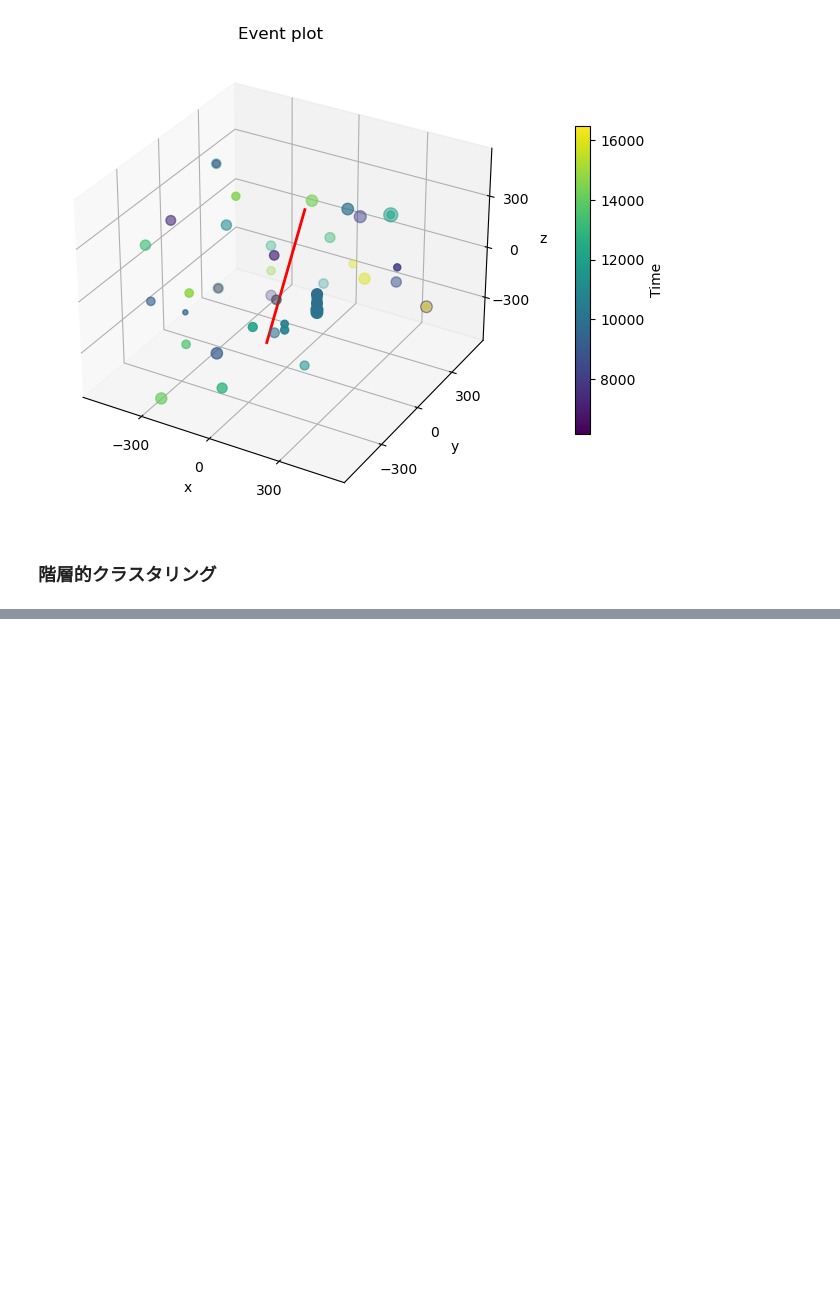
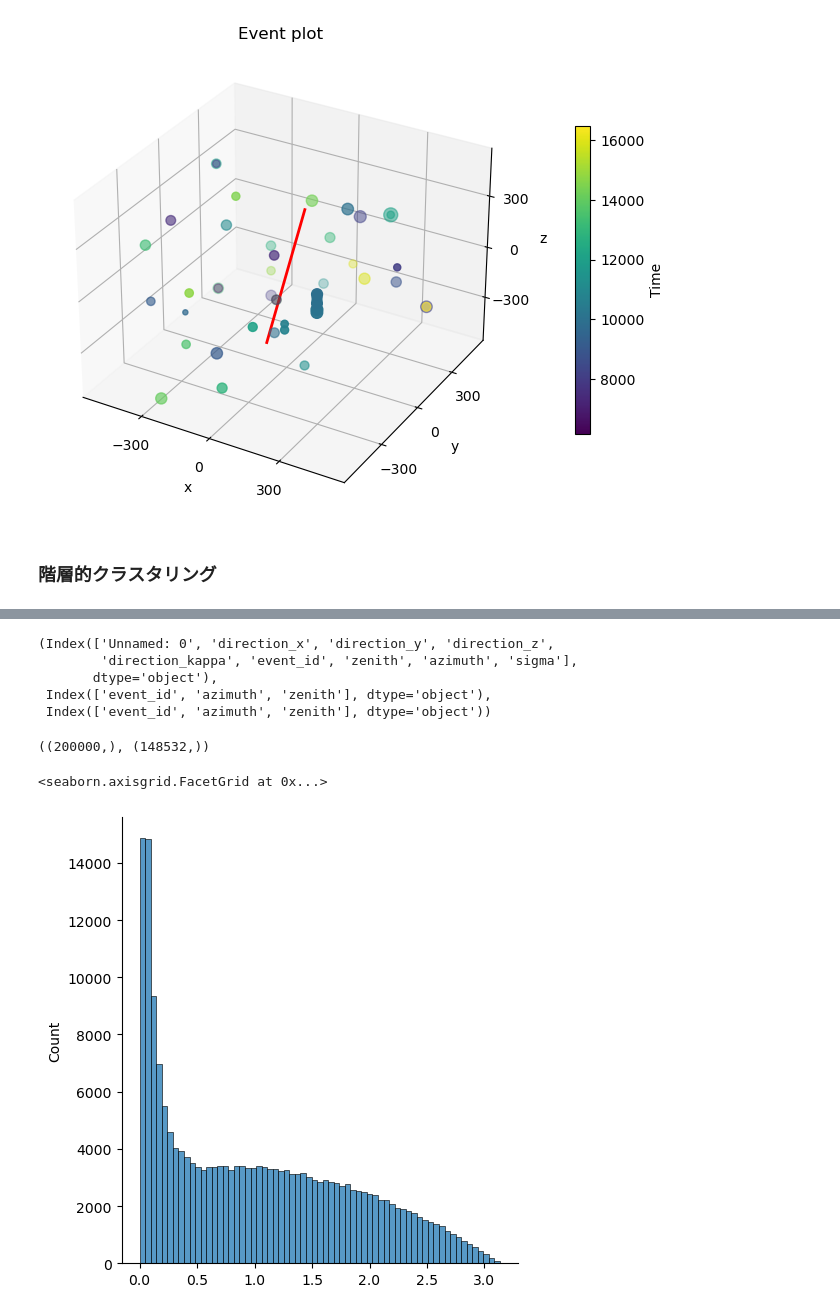
Before and after one commit to IMOKURI/kaggle-ice-cube, a Jupyter notebook: notebook/EDA.ipynb, the cells around one changed output, grey strips where cells are left out. Drawn from its saved outputs; the diff is of its cells as text; code cells hidden in the pictures; blank space fills up the shorter version.

```diff
--- a/notebook/EDA.ipynb
+++ b/notebook/EDA.ipynb
@@ -676,0 +592,40 @@ memory usage: 3.4 MB
+# %%
+results.columns, valid_df.columns, submission_df.columns
+# %% [output]
+(Index(['Unnamed: 0', 'direction_x', 'direction_y', 'direction_z',
+        'direction_kappa', 'event_id', 'zenith', 'azimuth', 'sigma'],
+       dtype='object'),
+ Index(['event_id', 'azimuth', 'zenith'], dtype='object'),
+ Index(['event_id', 'azimuth', 'zenith'], dtype='object'))
+# %%
+def angular_dist_df(az_true, zen_true, az_pred, zen_pred):
+    if not (
+        np.all(np.isfinite(az_true))
+        and np.all(np.isfinite(zen_true))
+        and np.all(np.isfinite(az_pred))
+        and np.all(np.isfinite(zen_pred))
+    ):
+        raise ValueError("All arguments must be finite")
+
+    # pre-compute all sine and cosine values
+    sa1 = np.sin(az_true)
+    ca1 = np.cos(az_true)
+    sz1 = np.sin(zen_true)
+    cz1 = np.cos(zen_true)
+
+    sa2 = np.sin(az_pred)
+    ca2 = np.cos(az_pred)
+    sz2 = np.sin(zen_pred)
+    cz2 = np.cos(zen_pred)
+
+    # scalar product of the two cartesian vectors (x = sz*ca, y = sz*sa, z = cz)
+    scalar_prod = sz1 * sz2 * (ca1 * ca2 + sa1 * sa2) + (cz1 * cz2)
+
+    # scalar product of two unit vectors is always between -1 and 1, this is against nummerical instability
+    # that might otherwise occure from the finite precision of the sine and cosine functions
+    scalar_prod = np.clip(scalar_prod, -1, 1)
+
+    # convert back to an angle (in radian)
+    return np.abs(np.arccos(scalar_prod))
+# %%
+score = angular_dist_df(valid_df["azimuth"], valid_df["zenith"], submission_df["azimuth"], submission_df["zenith"])
@@ -676,0 +634,9 @@ memory usage: 3.4 MB
+# %%
+score.shape, score2.shape
+# %% [output]
+((200000,), (148532,))
+# %%
+sns.displot(score)
+# %% [output]
+<seaborn.axisgrid.FacetGrid at 0x...>
+[figure, added]
```
Also changed, not shown: parts of 51 cells of this notebook, 2 other files.
